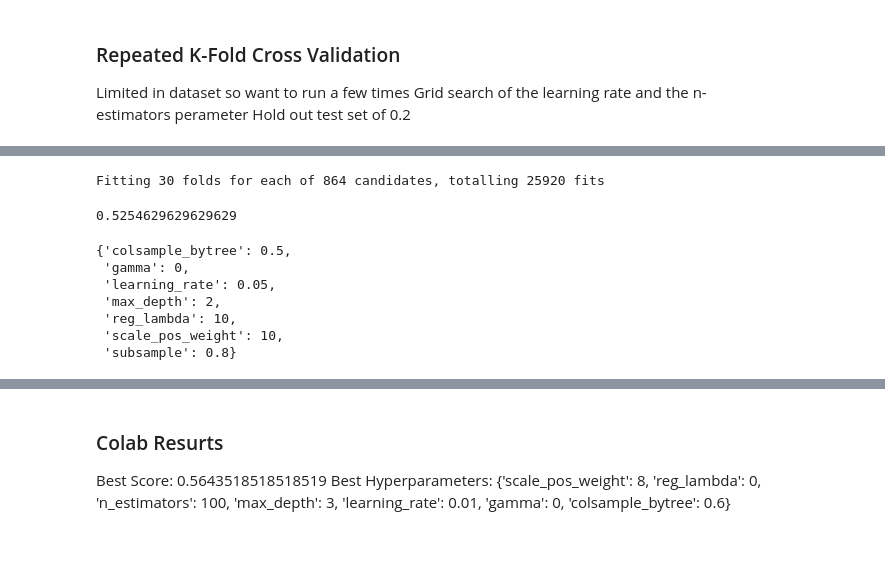
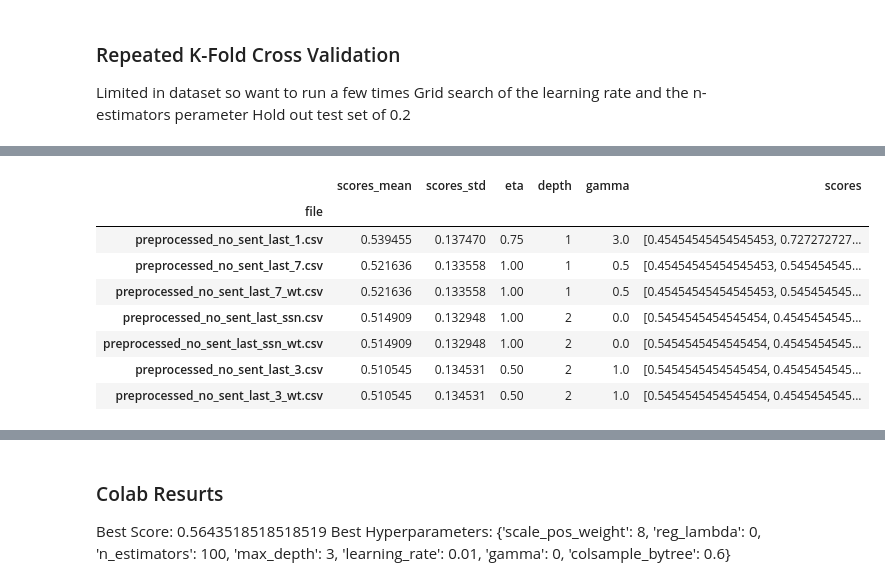
Before and after one commit to huuugh18/NFL_twitter_sentiment_odds, a Jupyter notebook: models/xgboost.ipynb, the cells around one changed output, grey strips where cells are left out. Saved outputs shown, nothing was run; the diff lists cells and outputs as text; code cells hidden in the pictures; blank space fills up the shorter version.

Commit message:
add xgboost results

```diff
--- a/models/xgboost.ipynb
+++ b/models/xgboost.ipynb
@@ -208,0 +162,8 @@ accuracy_score(y_test, preds)
+# %%
+gammas = [0, 0.3, 0.4, 0.5, 0.6, 0.75]
+etas = [0.1, 0.25, 0.4, 0.5, 0.75, 0.8, 1]
+max_depths = list(range(1,3,1))
+
+x,y = get_data(files[0])
+
+all_scores, max_score = grid_search(files[0], etas, gammas, max_depths)
@@ -208,0 +206,3 @@ accuracy_score(y_test, preds)
+# %%
+no_sent_files = files[:7]
+no_sent_files
@@ -208,0 +217,30 @@ accuracy_score(y_test, preds)
+# %%
+
+def all_datasets(files, gammas, etas, depths):
+    results = []
+    for f in files:
+        x,y = get_data(f)
+        all_scores, max_score = grid_search(f, etas, gammas, depths)
+        results.append(max_score)
+        df = pd.DataFrame.from_records([max_score], index = 'file')
+        df.to_csv(f'../results/xgb/results_{f}')
+    return results
+
+def all_datasets_2(files, gammas, etas, depths, alphas, lambdas, subsamples):
+    results = []
+    for f in files:
+        x,y = get_data(f)
+        all_scores, max_score = grid_search2(f, etas, gammas, depths,lambdas, alphas, subsamples )
+        results.append(max_score)
+        df = pd.DataFrame.from_records([max_score], index = 'file')
+        df.to_csv(f'../results/xgb/results_sent{f}')
+    return results
+# %%
+gammas = [0, 0.5, 0.75, 1, 3, 5, 10]
+etas = [0.01, 0.5, 0.1, 0.25, 0.5, 0.75, 1]
+max_depths = list(range(1,3,1))
+reg_lambdas = [0, 0.5, 1, 1.5, 2]
+reg_alphas = [0, 0.5, 1, 1.5, 2]
+subsample =[0.5, 0.8, 0.9, 1]
+
+no_sent_results = all_datasets(no_sent_files, gammas, etas, max_depths)
@@ -208,0 +265,13 @@ accuracy_score(y_test, preds)
+# %%
+df_no_sent_results = pd.DataFrame.from_records(no_sent_results, index ='file').sort_values('scores_mean', ascending=False)
+df_no_sent_results
+# %% [output]
+|  | scores_mean | scores_std | eta | depth | gamma | scores |
+| file |  |  |  |  |  |  |
+| preprocessed_no_sent_last_1.csv | 0.539455 | 0.137470 | 0.75 | 1 | 3.0 | [0.45454545454545453, 0.727272727... |
+| preprocessed_no_sent_last_7.csv | 0.521636 | 0.133558 | 1.00 | 1 | 0.5 | [0.45454545454545453, 0.545454545... |
+| preprocessed_no_sent_last_7_wt.csv | 0.521636 | 0.133558 | 1.00 | 1 | 0.5 | [0.45454545454545453, 0.545454545... |
+| preprocessed_no_sent_last_ssn.csv | 0.514909 | 0.132948 | 1.00 | 2 | 0.0 | [0.5454545454545454, 0.4545454545... |
+| preprocessed_no_sent_last_ssn_wt.csv | 0.514909 | 0.132948 | 1.00 | 2 | 0.0 | [0.5454545454545454, 0.4545454545... |
+| preprocessed_no_sent_last_3.csv | 0.510545 | 0.134531 | 0.50 | 2 | 1.0 | [0.5454545454545454, 0.4545454545... |
+| preprocessed_no_sent_last_3_wt.csv | 0.510545 | 0.134531 | 0.50 | 2 | 1.0 | [0.5454545454545454, 0.4545454545... |
@@ -216,29 +287,3 @@ param_grid = {
     "scale_pos_weight": [10, 12, 15],
     "colsample_bytree": [0.5, 0.8, 1.0],
 }
-# %%
-from sklearn.model_selection import GridSearchCV
-
-xgb_clf = XGBClassifier(objective='binary:logistic')
-
-cv = RepeatedKFold(n_splits=10, n_repeats=3, random_state=1)
-
-grid_cv = GridSearchCV(xgb_clf, param_grid, n_jobs=-1, cv=cv, scoring='accuracy', verbose=3)
-
-_ = grid_cv.fit(X_train, y_train)
-# %% [output]
-Fitting 30 folds for each of 864 candidates, totalling 25920 fits
-# %%
-grid_cv.best_score_
-# %% [output]
-0.5254629629629629
-# %%
-grid_cv.best_params_
-# %% [output]
-{'colsample_bytree': 0.5,
- 'gamma': 0,
- 'learning_rate': 0.05,
- 'max_depth': 2,
- 'reg_lambda': 10,
- 'scale_pos_weight': 10,
- 'subsample': 0.8}
```
Also changed, not shown: parts of 34 cells of this notebook, 24 other files.
